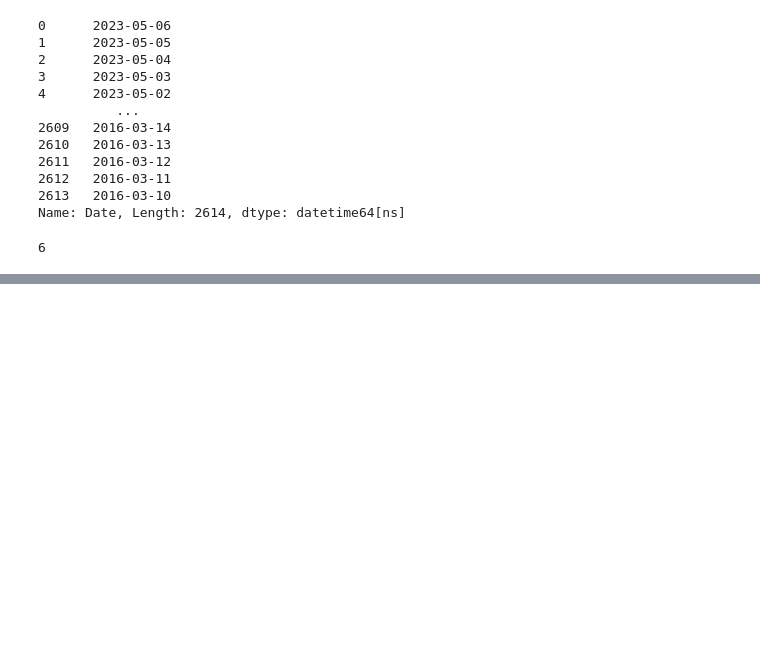
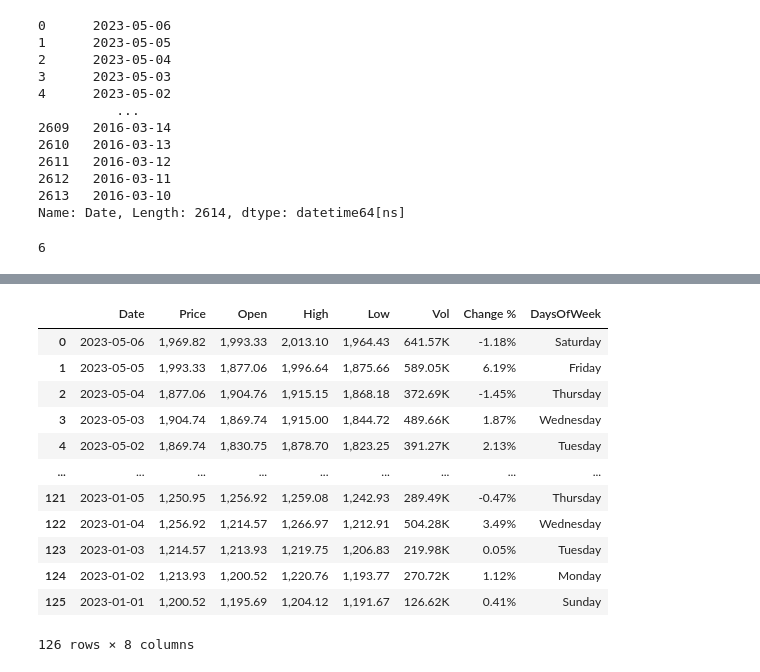
Before and after one commit to dkkinyua/data-science, a Jupyter notebook: 1. Pandas/Ethereum Dataset/Ethereum.ipynb, the cells around one changed output, grey strips where cells are left out. Cells and saved outputs as stored; diff of their text form; code cells hidden in the pictures; blank space fills up the shorter version.

```diff
--- a/1. Pandas/Ethereum Dataset/Ethereum.ipynb
+++ b/1. Pandas/Ethereum Dataset/Ethereum.ipynb
@@ -33,0 +73,18 @@ df.loc[0, "Date"].day
+# %%
+# Let's get data in 2023
+filt = (df["Date"] >= pd.to_datetime("2023-01-01"))
+df.loc[filt]
+# %% [output]
+|  | Date | Price | Open | High | Low | Vol | Change % | DaysOfWeek |
+| 0 | 2023-05-06 | 1,969.82 | 1,993.33 | 2,013.10 | 1,964.43 | 641.57K | -1.18% | Saturday |
+| 1 | 2023-05-05 | 1,993.33 | 1,877.06 | 1,996.64 | 1,875.66 | 589.05K | 6.19% | Friday |
+| 2 | 2023-05-04 | 1,877.06 | 1,904.76 | 1,915.15 | 1,868.18 | 372.69K | -1.45% | Thursday |
+| 3 | 2023-05-03 | 1,904.74 | 1,869.74 | 1,915.00 | 1,844.72 | 489.66K | 1.87% | Wednesday |
+| 4 | 2023-05-02 | 1,869.74 | 1,830.75 | 1,878.70 | 1,823.25 | 391.27K | 2.13% | Tuesday |
+| ... | ... | ... | ... | ... | ... | ... | ... | ... |
+| 121 | 2023-01-05 | 1,250.95 | 1,256.92 | 1,259.08 | 1,242.93 | 289.49K | -0.47% | Thursday |
+| 122 | 2023-01-04 | 1,256.92 | 1,214.57 | 1,266.97 | 1,212.91 | 504.28K | 3.49% | Wednesday |
+| 123 | 2023-01-03 | 1,214.57 | 1,213.93 | 1,219.75 | 1,206.83 | 219.98K | 0.05% | Tuesday |
+| 124 | 2023-01-02 | 1,213.93 | 1,200.52 | 1,220.76 | 1,193.77 | 270.72K | 1.12% | Monday |
+| 125 | 2023-01-01 | 1,200.52 | 1,195.69 | 1,204.12 | 1,191.67 | 126.62K | 0.41% | Sunday |
+126 rows × 8 columns
```
Also changed, not shown: parts of 21 cells of this notebook.
